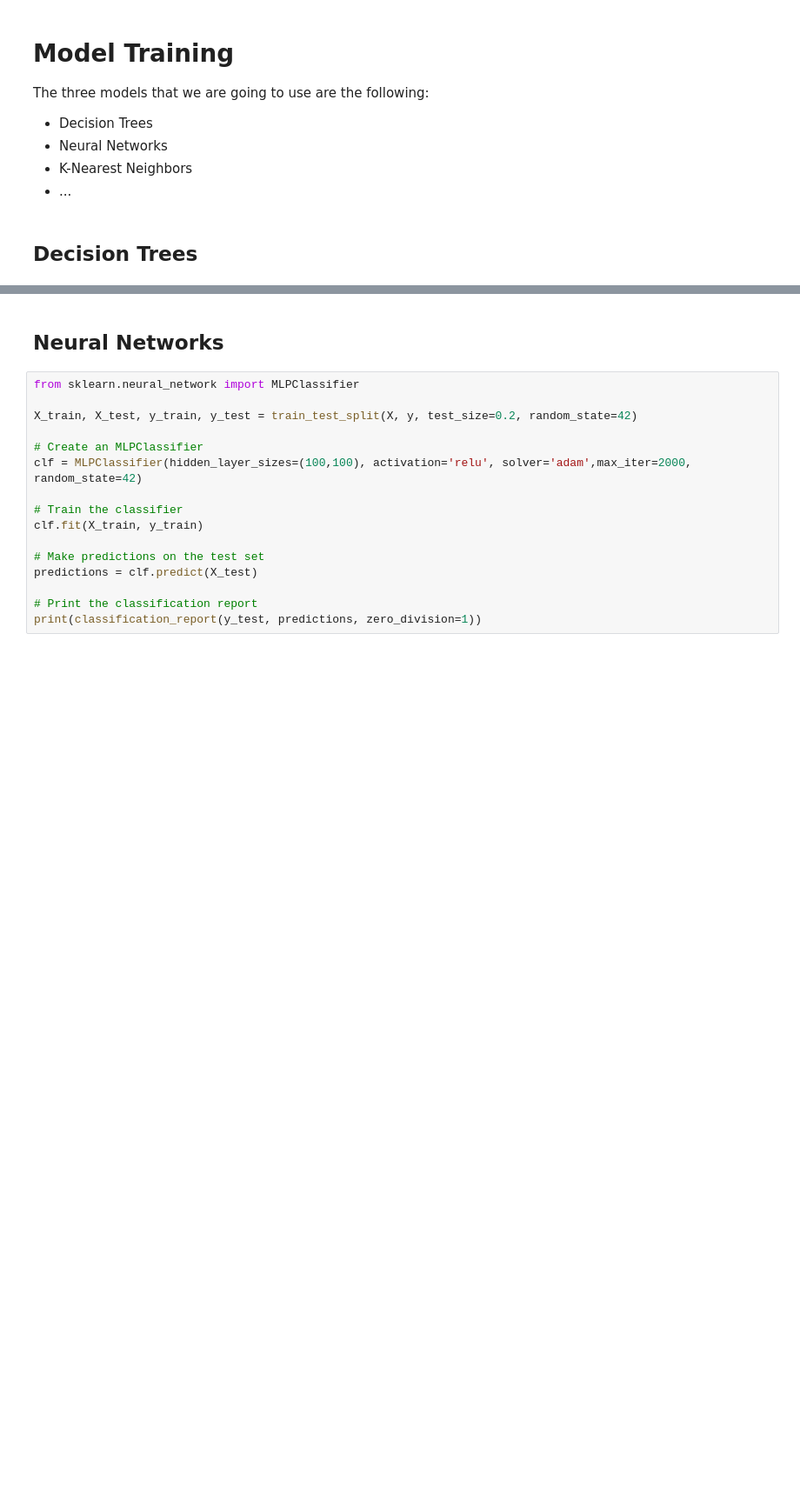
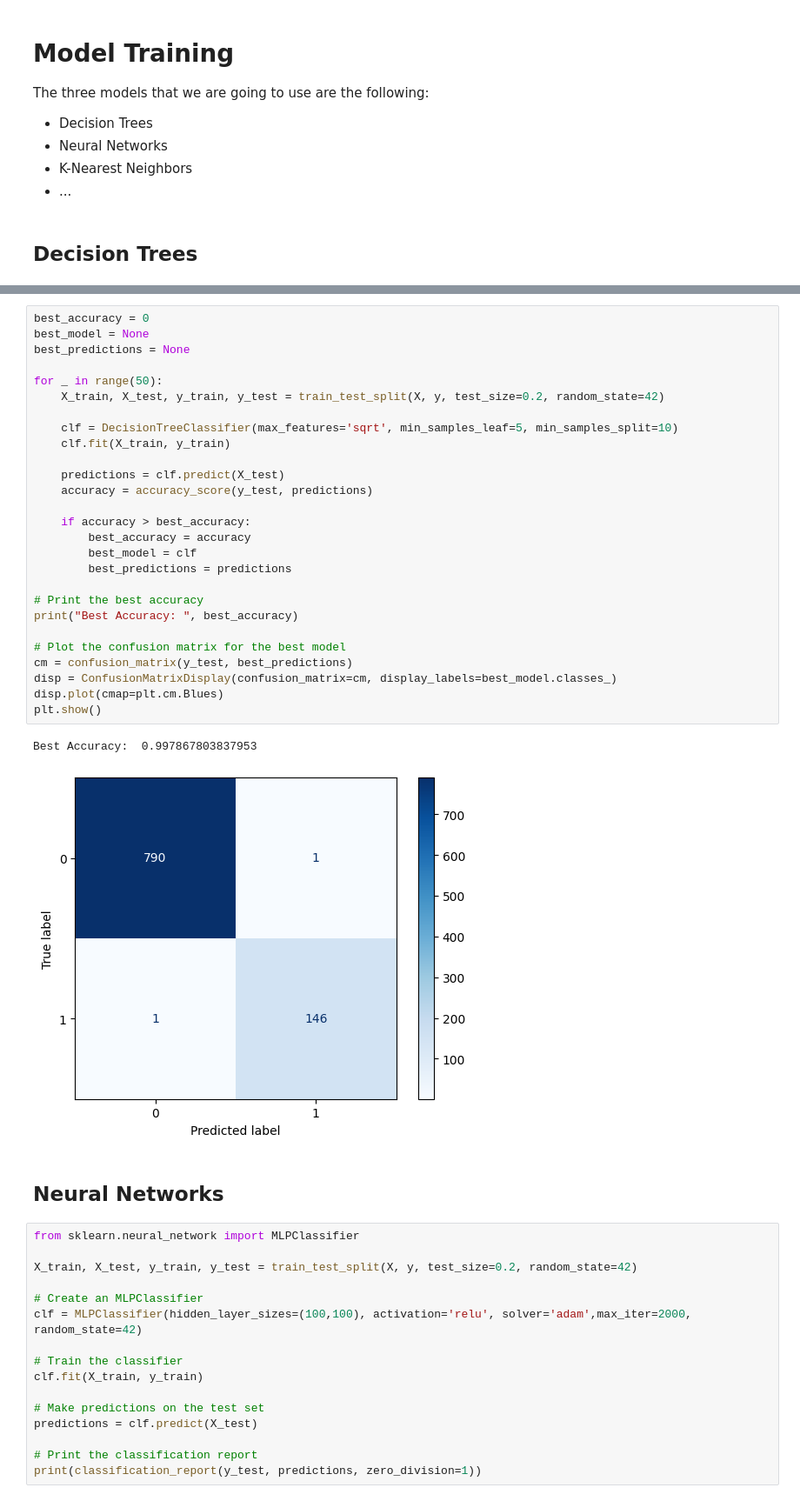
Before and after one commit to Monsterdied/AI, a Jupyter notebook: proj2/Nasa_Asteroids.ipynb, the cells around one changed output, grey strips where cells are left out. Shown at 87% size. Drawn from its saved outputs; the diff is of its cells as text; blank space fills up the shorter version.

```diff
--- a/proj2/Nasa_Asteroids.ipynb
+++ b/proj2/Nasa_Asteroids.ipynb
@@ -407,3 +465,33 @@ weighted avg       1.00      1.00      1.00       938
+# %%
+best_accuracy = 0
+best_model = None
+best_predictions = None
+
+for _ in range(50):
+    X_train, X_test, y_train, y_test = train_test_split(X, y, test_size=0.2, random_state=42)
+
+    clf = DecisionTreeClassifier(max_features='sqrt', min_samples_leaf=5, min_samples_split=10)
+    clf.fit(X_train, y_train)
+
+    predictions = clf.predict(X_test)
+    accuracy = accuracy_score(y_test, predictions)
+
+    if accuracy > best_accuracy:
+        best_accuracy = accuracy
+        best_model = clf
+        best_predictions = predictions
+
+# Print the best accuracy
+print("Best Accuracy: ", best_accuracy)
+
+# Plot the confusion matrix for the best model
+cm = confusion_matrix(y_test, best_predictions)
+disp = ConfusionMatrixDisplay(confusion_matrix=cm, display_labels=best_model.classes_)
+disp.plot(cmap=plt.cm.Blues)
+plt.show()
+# %% [output]
+Best Accuracy:  0.997867803837953
+[figure, added]
 # %% [markdown]
 ## Neural Networks
 # %%
```
Also changed, not shown: parts of 6 cells of this notebook, 1 other file.
